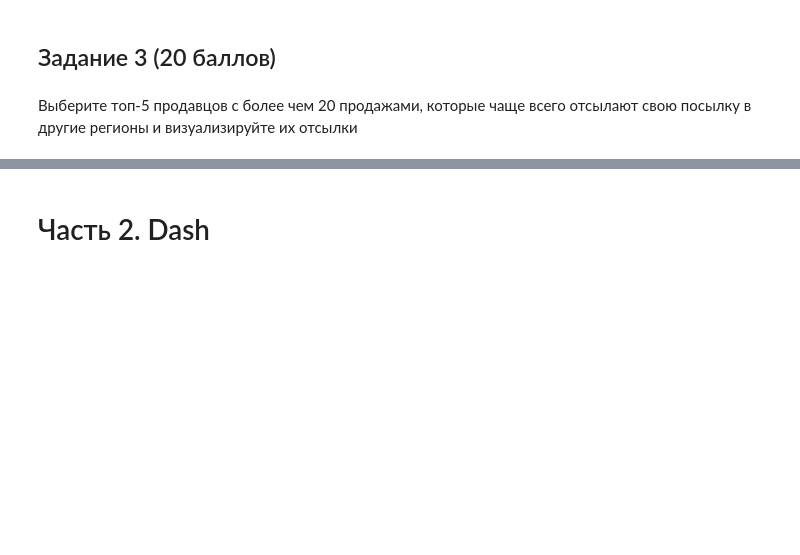
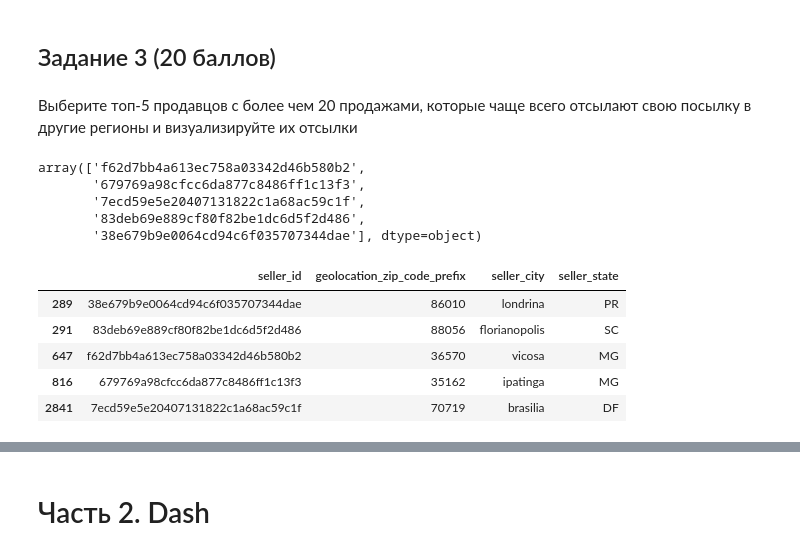
Before and after one commit to katrinnx/python-2-hw-4-katrinnx, a Jupyter notebook: Python_2_HW_4.ipynb, the cells around one changed output, grey strips where cells are left out. Saved outputs shown, nothing was run; the diff lists cells and outputs as text; code cells hidden in the pictures; blank space fills up the shorter version.

```diff
--- a/Python_2_HW_4.ipynb
+++ b/Python_2_HW_4.ipynb
@@ -61,0 +111,25 @@ sellers = pd.read_csv('olist_sellers_dataset.csv')
+# %%
+fig = go.Figure()
+
+orders.order_purchase_timestamp = orders.order_purchase_timestamp.apply(lambda x: parse(str(x)))
+orders["order_purchase_timestamp"] = orders.order_purchase_timestamp.apply(lambda x: strip_date(x))
+orders_agg = orders.groupby(['order_purchase_timestamp', 'order_status']).agg({'order_id': 'nunique'}).reset_index()
+fig = px.bar(orders_agg, x=orders_agg.order_purchase_timestamp, y=orders_agg.order_id, color='order_status', labels={"order_id": "Number of orders",
+                                                                                                                     "order_purchase_timestamp": "Purchase timestamp"})
+
+fig.update_layout(
+    title="Number of orders in different states",
+    title_x = 0.5,
+    legend=dict(x=0.9, xanchor="center", orientation="v"),
+)
+
+fig.update_layout(
+    xaxis=dict(
+        rangeslider=dict(
+            visible=True
+        ),
+        type="date"
+    )
+)
+
+fig.show()
@@ -63,3 +167,34 @@ sellers = pd.read_csv('olist_sellers_dataset.csv')
 ## Задание 3 (20 баллов)
 # %% [markdown]
 Выберите топ-5 продавцов с более чем 20 продажами, которые чаще всего отсылают свою посылку в другие регионы и визуализируйте их отсылки
+# %%
+merged_table = pd.merge(orders, items, on='order_id')
+merged_table = pd.merge(merged_table, sellers, on='seller_id')
+merged_table = pd.merge(merged_table, customers, on='customer_id')
+merged_table['del_to_other_st'] = (merged_table.customer_state != merged_table.seller_state).astype(int)
+
+merged_table = merged_table.groupby(['seller_id', 'order_id']).agg({'del_to_other_st': 'max'}).reset_index()
+merged_table = merged_table.groupby('seller_id').agg({'del_to_other_st': 'sum', 'order_id': 'nunique'}).reset_index()
+
+merged_table['share'] = merged_table['del_to_other_st'] / merged_table['order_id']
+merged_table = merged_table[merged_table['order_id'] > 20]
+
+result = merged_table.sort_values('share', ascending=False)
+result = result[0:5]
+idxs = np.array(result.seller_id)
+idxs
+# %% [output]
+array(['f62d7bb4a613ec758a03342d46b580b2',
+       '679769a98cfcc6da877c8486ff1c13f3',
+       '7ecd59e5e20407131822c1a68ac59c1f',
+       '83deb69e889cf80f82be1dc6d5f2d486',
+       '38e679b9e0064cd94c6f035707344dae'], dtype=object)
+# %%
+sellers[sellers.seller_id.isin(idxs)]
+# %% [output]
+|  | seller_id | geolocation_zip_code_prefix | seller_city | seller_state |
+| 289 | 38e679b9e0064cd94c6f035707344dae | 86010 | londrina | PR |
+| 291 | 83deb69e889cf80f82be1dc6d5f2d486 | 88056 | florianopolis | SC |
+| 647 | f62d7bb4a613ec758a03342d46b580b2 | 36570 | vicosa | MG |
+| 816 | 679769a98cfcc6da877c8486ff1c13f3 | 35162 | ipatinga | MG |
+| 2841 | 7ecd59e5e20407131822c1a68ac59c1f | 70719 | brasilia | DF |
```
Also changed, not shown: parts of 14 cells of this notebook.
